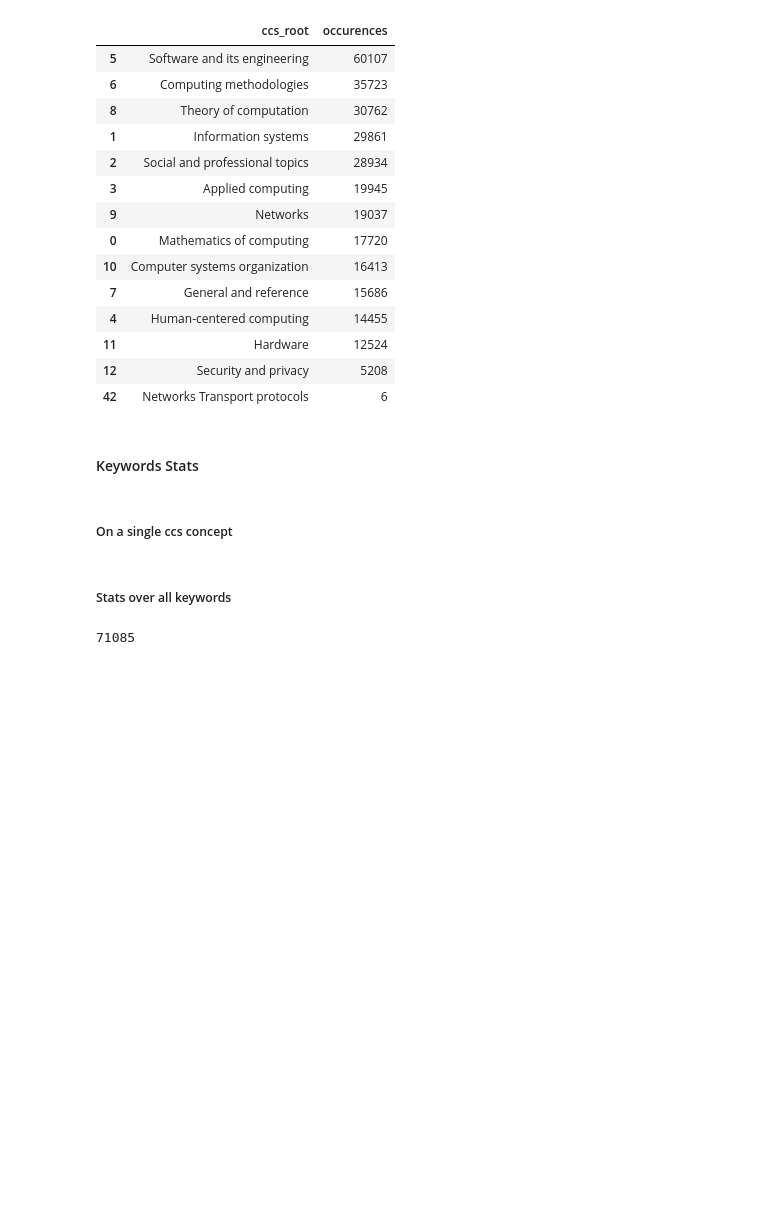
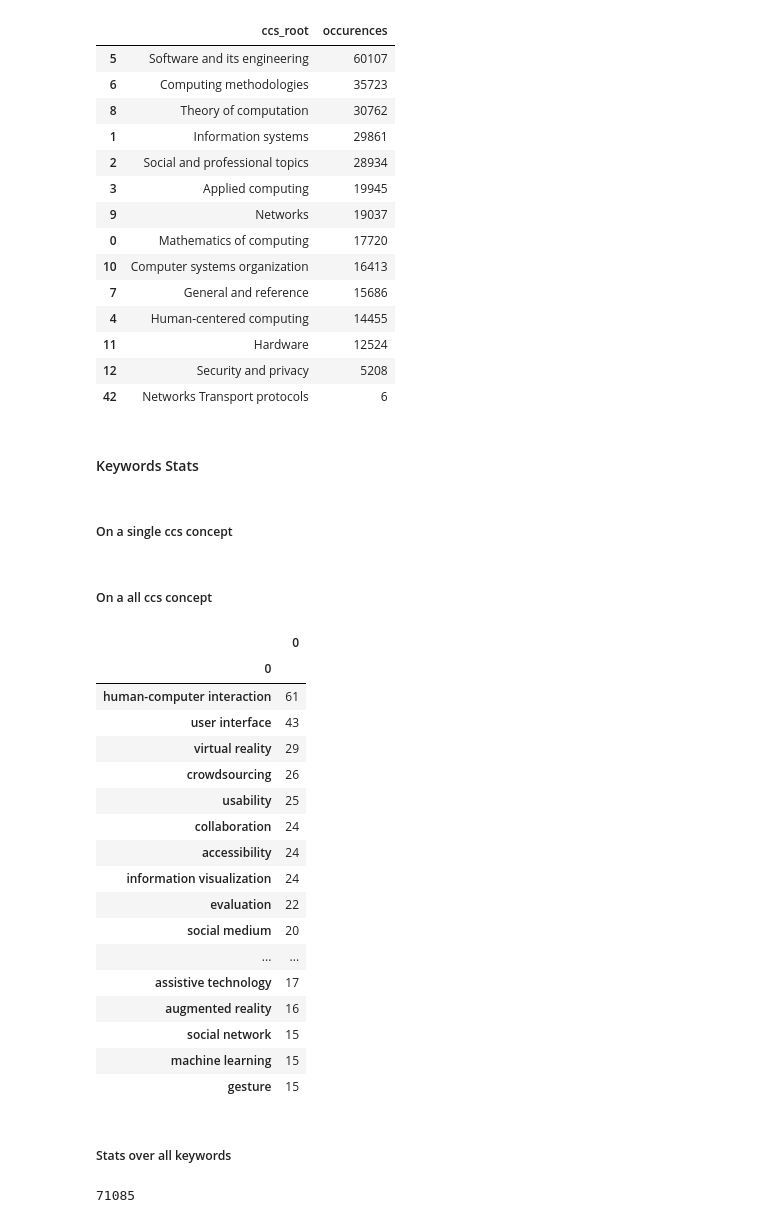
Before and after one commit to Learningchipmunk/Keywords-Ordering, a Jupyter notebook: Periodicals_Preprocessing_and_CCS_Stats.ipynb, the cells around one changed output. Drawn from its saved outputs; the diff is of its cells as text; code cells hidden in the pictures; blank space fills up the shorter version.

Commit message:
groupby of keywords through main concept leaf

```diff
--- a/Periodicals_Preprocessing_and_CCS_Stats.ipynb
+++ b/Periodicals_Preprocessing_and_CCS_Stats.ipynb
@@ -525,6 +530,36 @@ kw_occ_df.describe()
 kw_occ_df.hist(bins=30, alpha=0.5)
 # %%
 kw_occ_df[kw_occ_df['occurences'] > 5].sort_values(by=['occurences'], ascending=False)
+# %% [markdown]
+##### On a all ccs concept
+# %%
+def countValuesArray(array_of_values):
+    occ = pd.DataFrame(pd.DataFrame(array_of_values).value_counts())
+    return occ
+# %%
+articles_kw_ccs_df = articles_df.dropna(subset = ["kw_processed", "main_concept_root"])
+agg_ccs_df = articles_kw_ccs_df.groupby(['main_concept_root']).agg({'kw_processed': sum})
+# %%
+countValuesArray(agg_ccs_df[agg_ccs_df.index == 'human-centered computing'].iloc[0].array[0]).head(20)
+# %% [output]
+|  | 0 |
+| 0 |  |
+| human-computer interaction | 61 |
+| user interface | 43 |
+| virtual reality | 29 |
+| crowdsourcing | 26 |
+| usability | 25 |
+| collaboration | 24 |
+| accessibility | 24 |
+| information visualization | 24 |
+| evaluation | 22 |
+| social medium | 20 |
+| ... | ... |
+| assistive technology | 17 |
+| augmented reality | 16 |
+| social network | 15 |
+| machine learning | 15 |
+| gesture | 15 |
 # %% [markdown]
 ##### Stats over all keywords
 # %%
```
Also changed, not shown: parts of 4 cells of this notebook, 1 other file.
